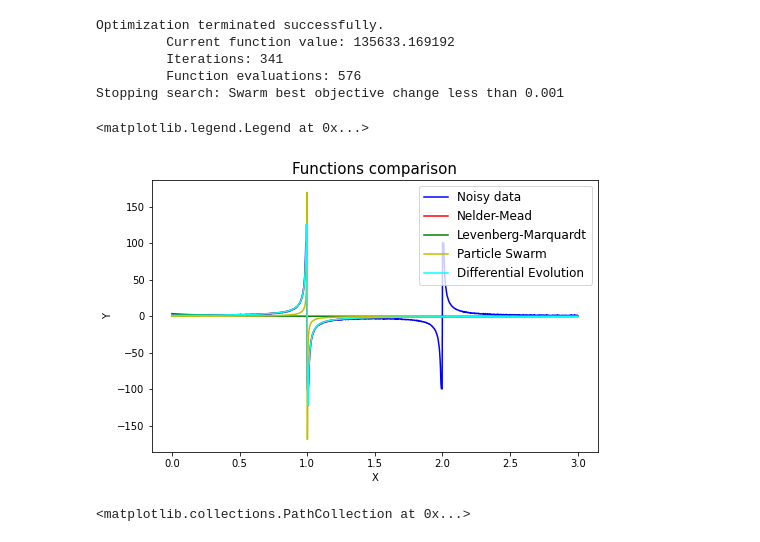
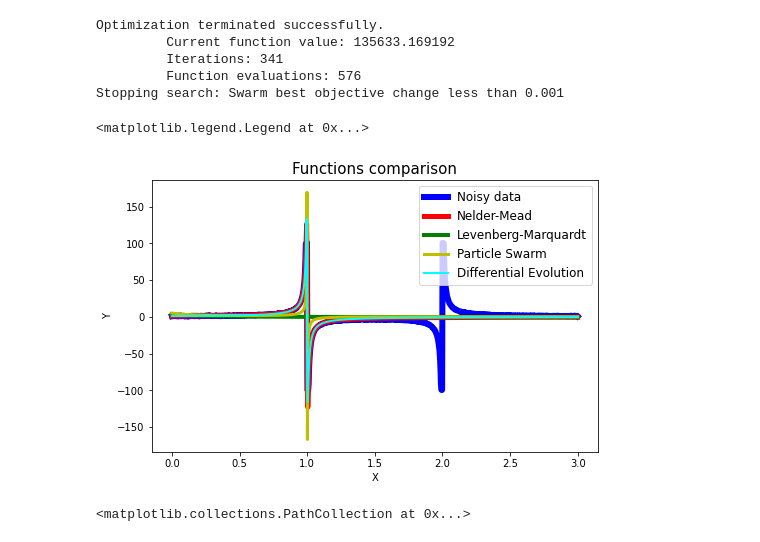
Before and after one commit to Mikha1lSorokin/Algorithms_ITMO_2021, a Jupyter notebook: Algorithms4.ipynb, the cells around one changed output. Drawn from its saved outputs; the diff is of its cells as text; code cells hidden in the pictures.

```diff
--- a/Algorithms4.ipynb
+++ b/Algorithms4.ipynb
@@ -58,7 +58,7 @@ xopt, fopt = pso(least_squares, lb, ub, maxiter=1000, args=(rational_function, x
 result_pso = xopt
 
 #Differential Evolution method
-bounds = np.array([[-10, 10], [-10, 10], [-10, 10], [-10, 10]])
+bounds = np.array([[-2, 2], [-2, 2], [-2, 2], [-2, 2]])
 result_de = optimize.differential_evolution(least_squares, bounds, args=(rational_function, x, y), tol=eps)
 # %% [output]
 Optimization terminated successfully.
@@ -69,17 +69,17 @@ Stopping search: Swarm best objective change less than 0.001
 # %%
 plt.figure(figsize=(8,5))
 plt.title("Functions comparison", fontsize=15)
 plt.xlabel("X")
 plt.ylabel("Y")
-plt.plot(x, y, 'b', label="Noisy data")
-plt.plot(x, rational_function(x, *result_nm.x), 'r', label="Nelder-Mead")
-plt.plot(x, rational_function(x, *result_lm.x), 'g', label="Levenberg-Marquardt")
-plt.plot(x, rational_function(x, *result_pso), color='y', label="Particle Swarm")
-plt.plot(x, rational_function(x, *result_de.x), color='aqua', label="Differential Evolution")
+plt.plot(x, y, 'b', label="Noisy data", linewidth=6)
+plt.plot(x, rational_function(x, *result_nm.x), 'r', label="Nelder-Mead", linewidth=5)
+plt.plot(x, rational_function(x, *result_lm.x), 'g', label="Levenberg-Marquardt", linewidth=4)
+plt.plot(x, rational_function(x, *result_pso), color='y', label="Particle Swarm", linewidth=3)
+plt.plot(x, rational_function(x, *result_de.x), color='aqua', label="Differential Evolution", linewidth=2)
 plt.legend(fontsize=12)
 # %% [output]
 <matplotlib.legend.Legend at 0x...>
-[figure, old version]
+[figure, new version]
 # %%
 # TASK 2
 #Data imported from: https://people.sc.fsu.edu/~jburkardt/datasets/cities/cities.html
```
